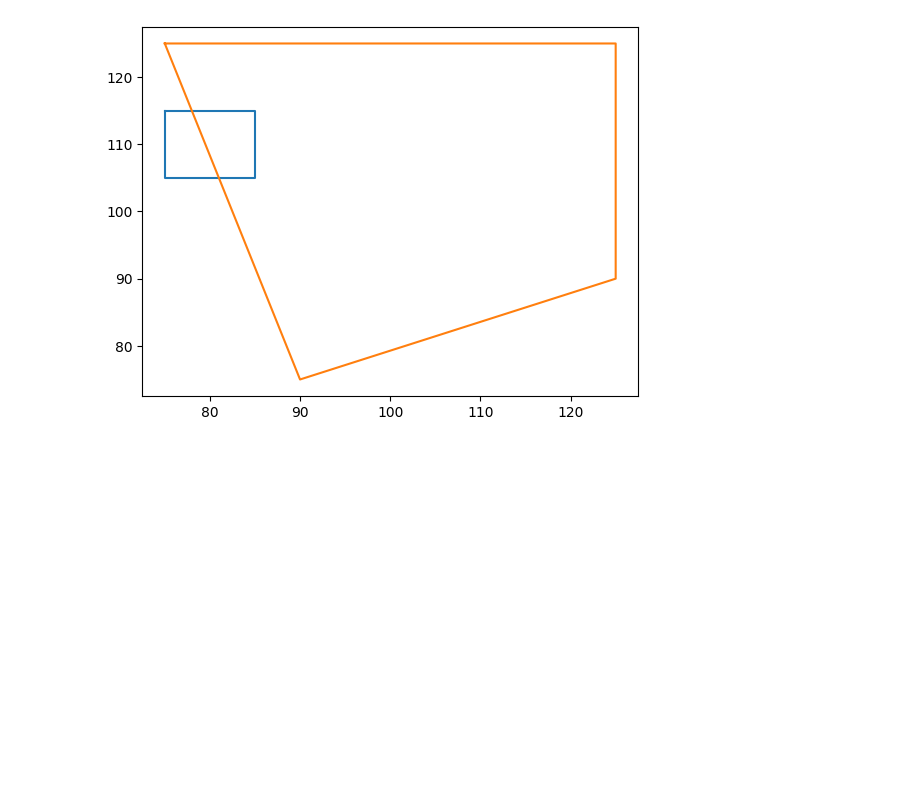
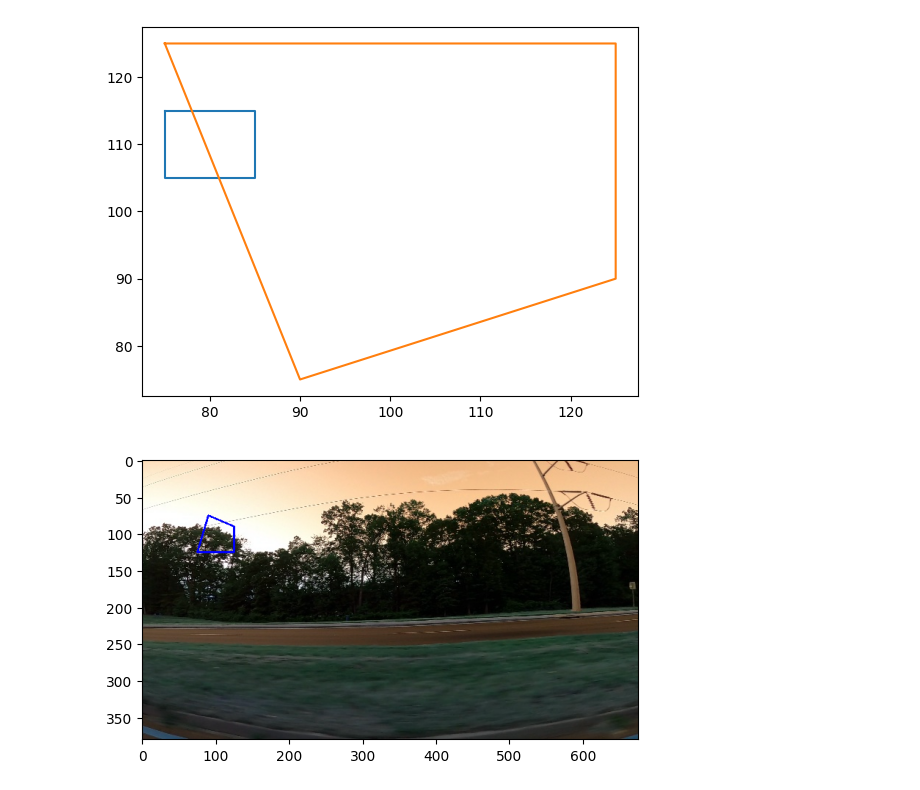
Before and after one commit to AndreyStlnzh/Monitoring_hack, a Jupyter notebook: square.ipynb, the cells around one changed output. Drawn from its saved outputs; the diff is of its cells as text; code cells hidden in the pictures; blank space fills up the shorter version.

Commit message:
Drawing square.ipynb
Added a function to draw figures on images

```diff
--- a/square.ipynb
+++ b/square.ipynb
@@ -190,3 +194,22 @@ calculate_int(human, zone, draw=True)
 Процент вхождения человека в зону
 55.00000000000001
 [figure]
+# %%
+zone = [[75, 125], [125, 125], [125, 90], [90, 75], [75, 125]]
+img_path = "/content/gdrive/MyDrive/data/testing_images/vid_5_25100.jpg"
+img = cv2.imread(img_path)
+
+def draw_by_points(img, zone: list, color=(0, 0, 255),
+                   thick=2):
+  for p in range(len(zone) - 1):
+    cv2.line(img,
+             (zone[p][0], zone[p][1]),
+             (zone[p + 1][0], zone[p + 1][1]),
+             color,
+             thick)
+
+    plt.imshow(img)
+
+draw_by_points(img, zone)
+# %% [output]
+[figure, added]
```
Also changed, not shown: parts of 5 cells of this notebook.
